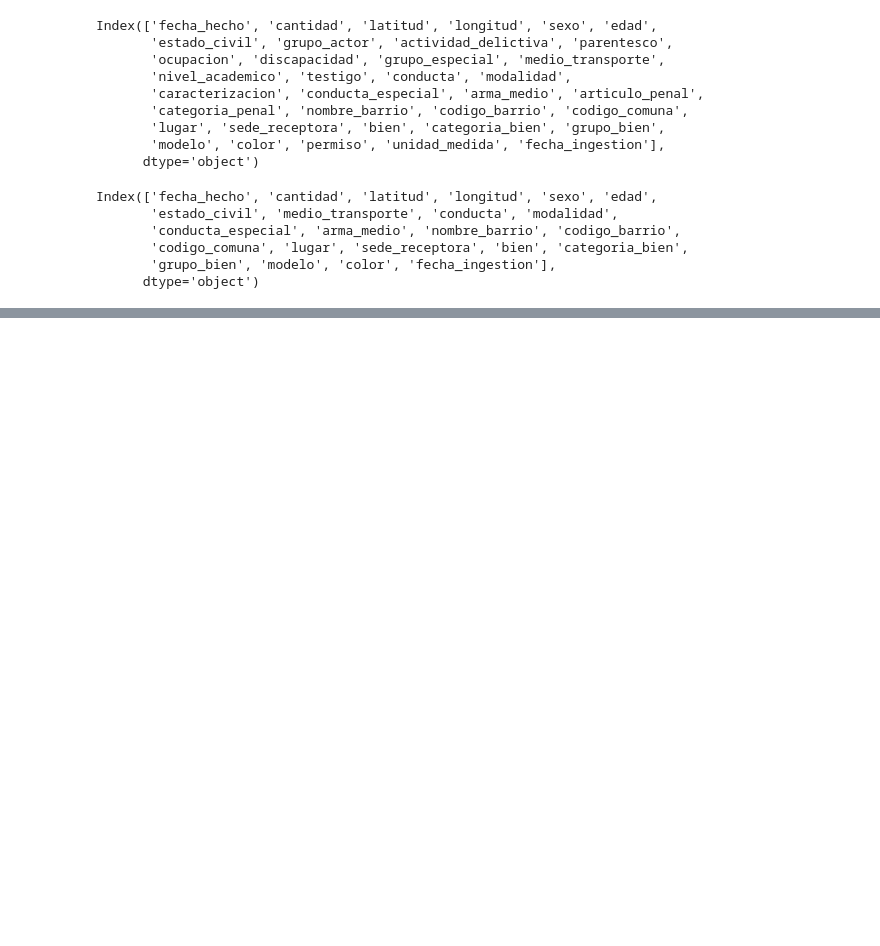
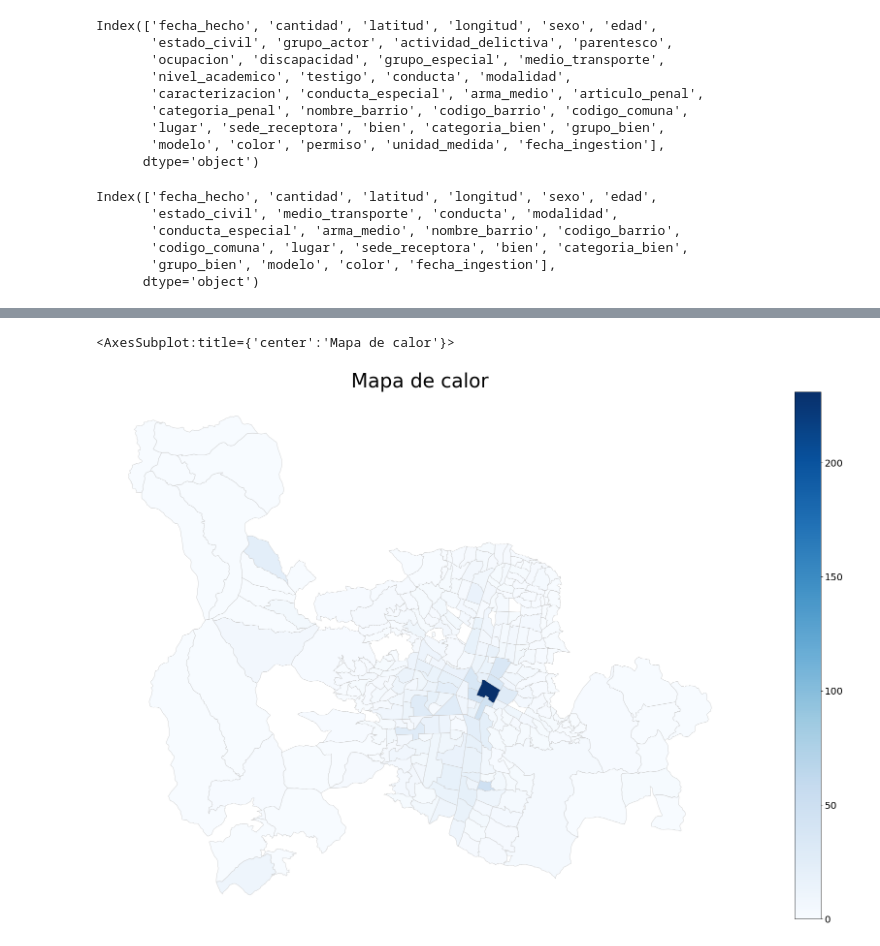
Before and after one commit to lmarenast/proyecto_seguridad_ciudadana, a Jupyter notebook: prueba.ipynb, the cells around one changed output, grey strips where cells are left out. Saved outputs shown, nothing was run; the diff lists cells and outputs as text; code cells hidden in the pictures; blank space fills up the shorter version.

```diff
--- a/prueba.ipynb
+++ b/prueba.ipynb
@@ -45,0 +78,7 @@ Index(['fecha_hecho', 'cantidad', 'latitud', 'longitud', 'sexo', 'edad',
+# %%
+regions_df['NOMBRE'] = regions_df['NOMBRE'].str.lower()
+# %%
+df_hurtos['count'] = 1
+datos_por_barrio = df_hurtos.groupby(['nombre_barrio']).count()[['count']].reset_index()
+datos_por_barrio['nombre_barrio'] = datos_por_barrio['nombre_barrio'].str.lower()
+datos_por_barrio.sort_values(by=['count'], ascending=False).head(5)
@@ -45,0 +109,19 @@ Index(['fecha_hecho', 'cantidad', 'latitud', 'longitud', 'sexo', 'edad',
+# %%
+#Merge por datos_por_barrio['nombre_barrio'] y regions_df['NOMBRE']
+full_df = pd.merge(right=datos_por_barrio, left=regions_df, how='inner', left_on='NOMBRE', right_on='nombre_barrio')
+# %%
+full_df = full_df[['nombre_barrio', 'X_Cord', 'Y_Cord', 'geometry','count']]
+# %%
+fig, ax = plt.subplots(1, figsize=(40, 20))
+ax.axis('off')
+ax.set_title('Mapa de calor', fontdict={'fontsize': '40', 'fontweight' : '3'})
+color = 'Blues'
+vmin, vmax = 0, 231
+sm = plt.cm.ScalarMappable(cmap=color, norm=plt.Normalize(vmin=vmin, vmax=vmax))
+sm._A = []
+cbar = fig.colorbar(sm)
+cbar.ax.tick_params(labelsize=20)
+full_df.plot('count', cmap=color, linewidth=0.8, ax=ax, edgecolor='0.8', figsize=(40,20))
+# %% [output]
+<AxesSubplot:title={'center':'Mapa de calor'}>
+[figure, added]
```
Also changed, not shown: parts of 11 cells of this notebook, 18 other files.
